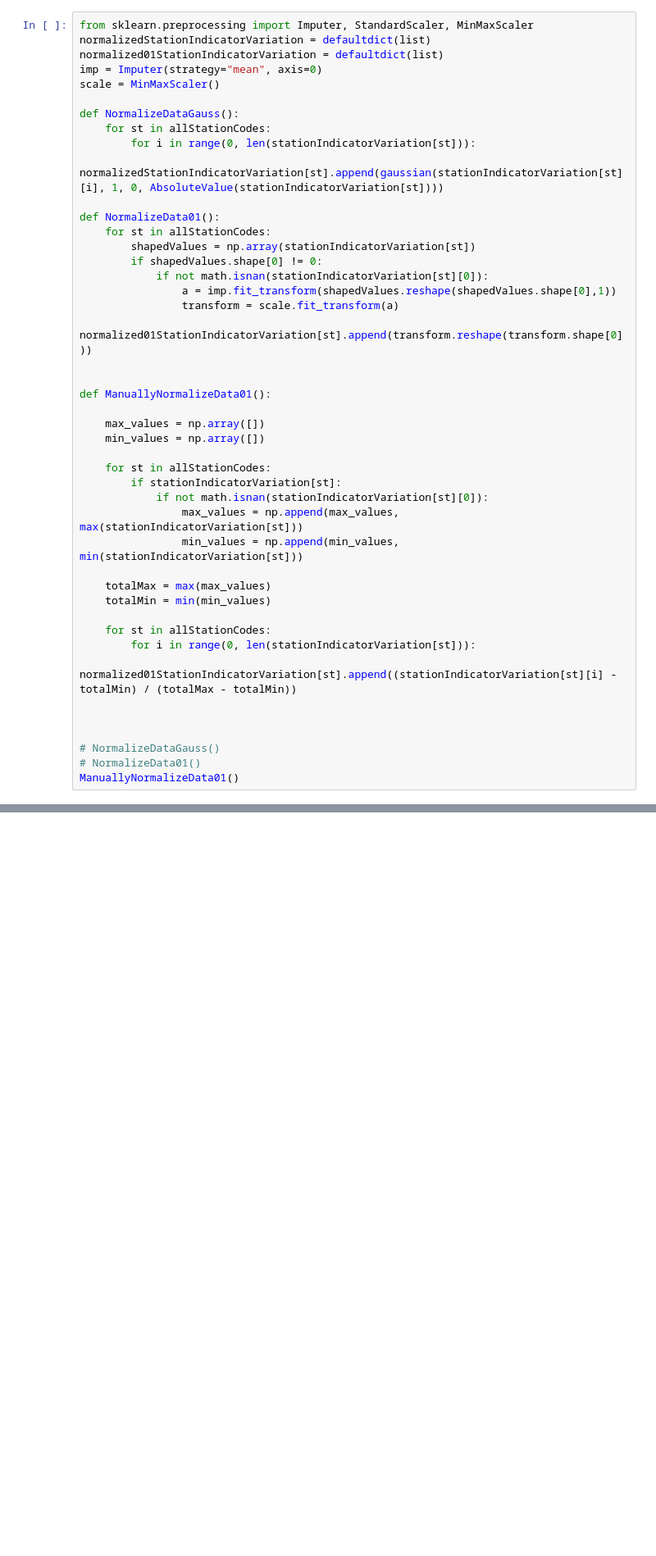
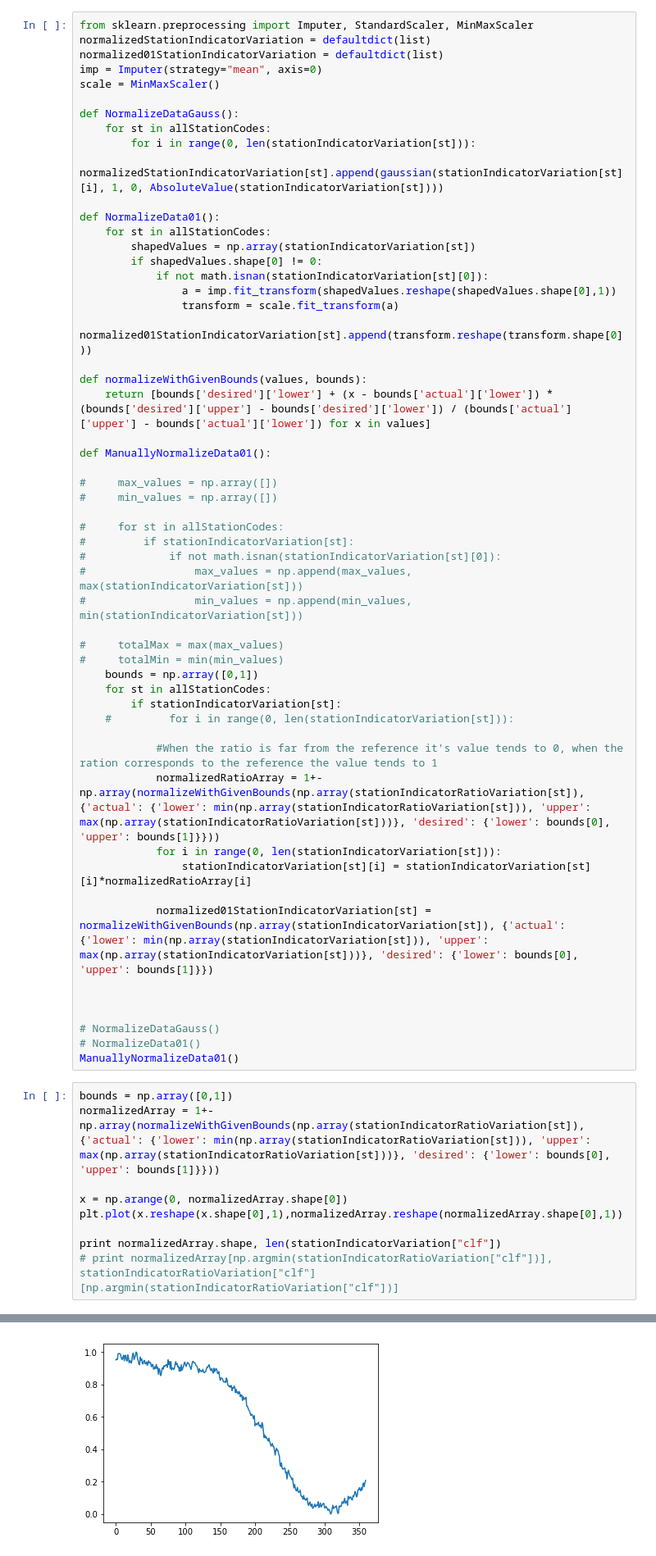
Before and after one commit to Pierre-LaurentC/IonosphericSignalRecontruction, a Jupyter notebook: SignalReconstruction.ipynb, the cells around one changed output, grey strips where cells are left out. Shown: that part at 82% size. Cells and saved outputs as stored; diff of their text form; blank space fills up the shorter version.

```diff
--- a/SignalReconstruction.ipynb
+++ b/SignalReconstruction.ipynb
@@ -165,27 +170,46 @@ def NormalizeData01():
                 transform = scale.fit_transform(a)
                 normalized01StationIndicatorVariation[st].append(transform.reshape(transform.shape[0]))
 
+def normalizeWithGivenBounds(values, bounds):
+    return [bounds['desired']['lower'] + (x - bounds['actual']['lower']) * (bounds['desired']['upper'] - bounds['desired']['lower']) / (bounds['actual']['upper'] - bounds['actual']['lower']) for x in values]
 
 def ManuallyNormalizeData01():
 
-    max_values = np.array([])
-    min_values = np.array([])
+#     max_values = np.array([])
+#     min_values = np.array([])
 
+#     for st in allStationCodes:
+#         if stationIndicatorVariation[st]:
+#             if not math.isnan(stationIndicatorVariation[st][0]):
+#                 max_values = np.append(max_values, max(stationIndicatorVariation[st]))
+#                 min_values = np.append(min_values, min(stationIndicatorVariation[st]))
+
+#     totalMax = max(max_values)
+#     totalMin = min(min_values)
+    bounds = np.array([0,1])
     for st in allStationCodes:
         if stationIndicatorVariation[st]:
-            if not math.isnan(stationIndicatorVariation[st][0]):
-                max_values = np.append(max_values, max(stationIndicatorVariation[st]))
-                min_values = np.append(min_values, min(stationIndicatorVariation[st]))
+    #         for i in range(0, len(stationIndicatorVariation[st])):
 
-    totalMax = max(max_values)
-    totalMin = min(min_values)
+            #When the ratio is far from the reference it's value tends to 0, when the ration corresponds to the reference the value tends to 1
+            normalizedRatioArray = 1+-np.array(normalizeWithGivenBounds(np.array(stationIndicatorRatioVariation[st]), {'actual': {'lower': min(np.array(stationIndicatorRatioVariation[st])), 'upper': max(np.array(stationIndicatorRatioVariation[st]))}, 'desired': {'lower': bounds[0], 'upper': bounds[1]}}))
+            for i in range(0, len(stationIndicatorVariation[st])):
+                stationIndicatorVariation[st][i] = stationIndicatorVariation[st][i]*normalizedRatioArray[i]
 
-    for st in allStationCodes:
-        for i in range(0, len(stationIndicatorVariation[st])):
-            normalized01StationIndicatorVariation[st].append((stationIndicatorVariation[st][i] - totalMin) / (totalMax - totalMin))
+            normalized01StationIndicatorVariation[st] = normalizeWithGivenBounds(np.array(stationIndicatorVariation[st]), {'actual': {'lower': min(np.array(stationIndicatorVariation[st])), 'upper': max(np.array(stationIndicatorVariation[st]))}, 'desired': {'lower': bounds[0], 'upper': bounds[1]}})
 
 
 
 # NormalizeDataGauss()
 # NormalizeData01()
 ManuallyNormalizeData01()
+# %%
+bounds = np.array([0,1])
+normalizedArray = 1+-np.array(normalizeWithGivenBounds(np.array(stationIndicatorRatioVariation[st]), {'actual': {'lower': min(np.array(stationIndicatorRatioVariation[st])), 'upper': max(np.array(stationIndicatorRatioVariation[st]))}, 'desired': {'lower': bounds[0], 'upper': bounds[1]}}))
+
+x = np.arange(0, normalizedArray.shape[0])
+plt.plot(x.reshape(x.shape[0],1),normalizedArray.reshape(normalizedArray.shape[0],1))
+
+print normalizedArray.shape, len(stationIndicatorVariation["clf"])
+# print normalizedArray[np.argmin(stationIndicatorRatioVariation["clf"])], stationIndicatorRatioVariation["clf"][np.argmin(stationIndicatorRatioVariation["clf"])]
+# %% [output]
@@ -192,3 +217,4 @@ ManuallyNormalizeData01()
+[figure, added]
 # %%
 y = np.array(normalized01StationIndicatorVariation["aae"])
 x = np.arange(0, numberOfMinutesNeededInTheTimeStamp*numberOfDaysWithData, timeBetweenValues)
```
Also changed, not shown: parts of 14 cells of this notebook, 3 other files.
